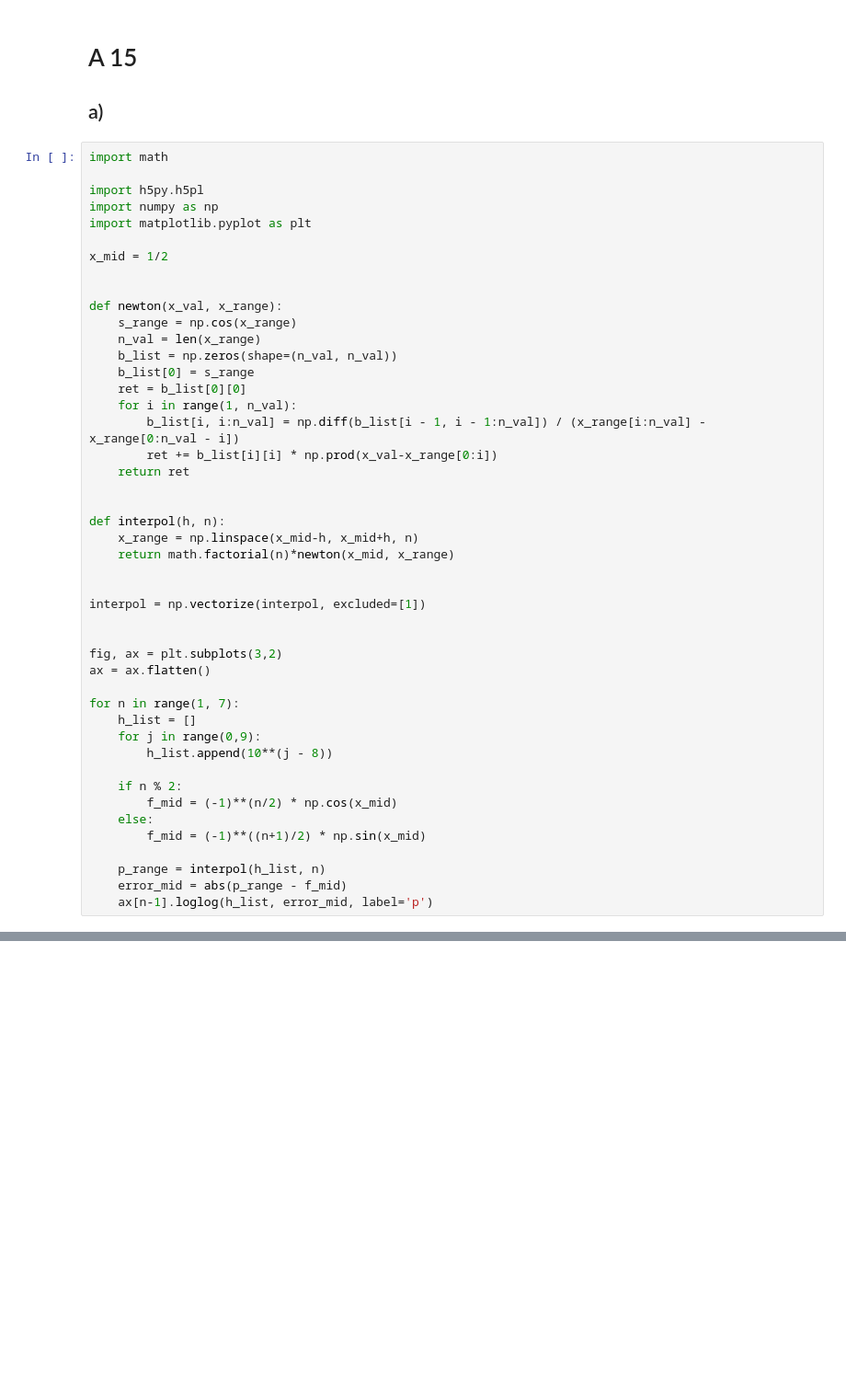
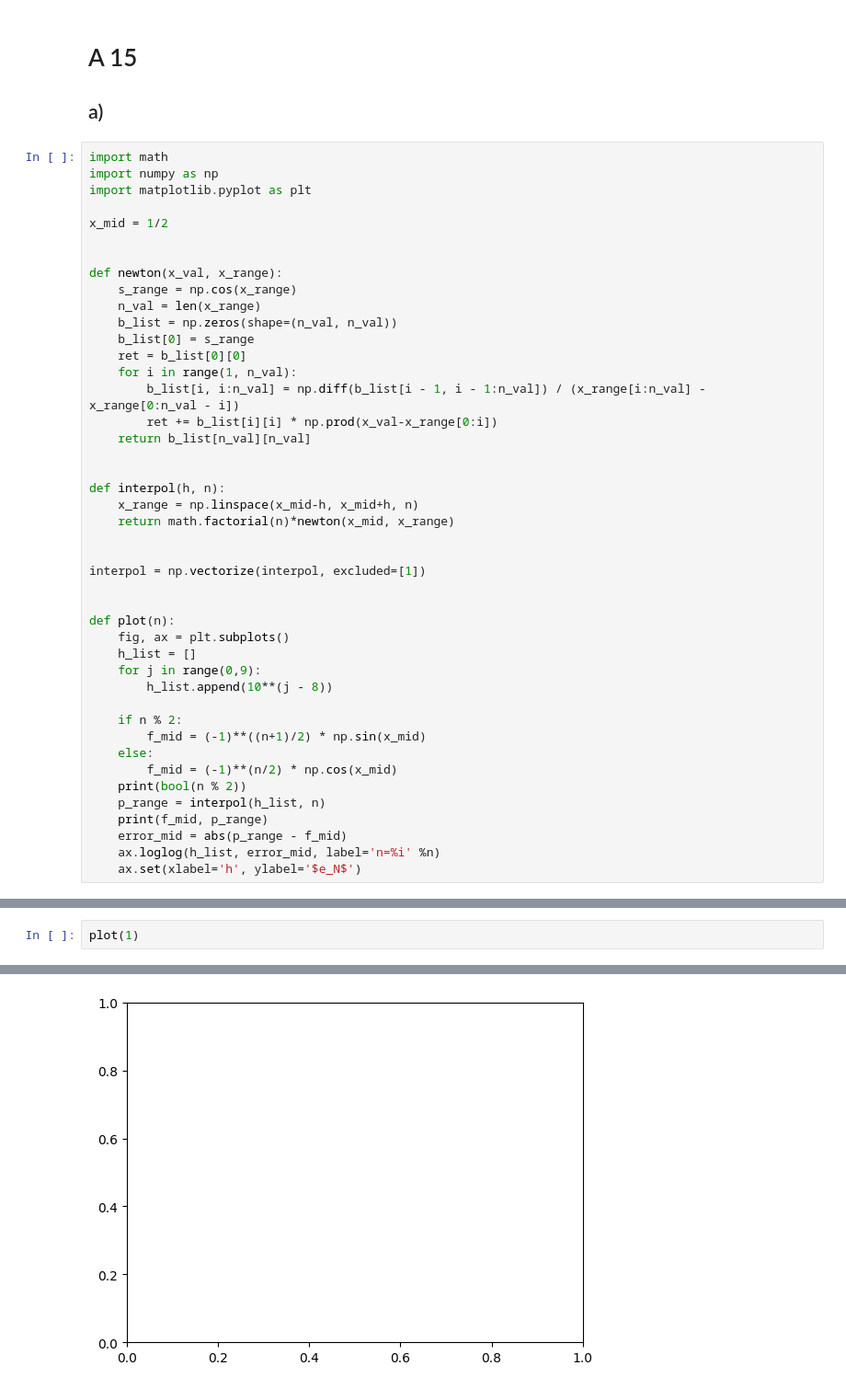
Before and after one commit to finndaut/24bnu, a Jupyter notebook: U05.ipynb, the cells around one changed output, grey strips where cells are left out. Shown at 92% size. Saved outputs shown, nothing was run; the diff lists cells and outputs as text; blank space fills up the shorter version.

```diff
--- a/U05.ipynb
+++ b/U05.ipynb
@@ -3,8 +3,6 @@
 ## a)
 # %%
 import math
-
-import h5py.h5pl
 import numpy as np
 import matplotlib.pyplot as plt
 
@@ -20,7 +18,7 @@ def newton(x_val, x_range):
     for i in range(1, n_val):
         b_list[i, i:n_val] = np.diff(b_list[i - 1, i - 1:n_val]) / (x_range[i:n_val] - x_range[0:n_val - i])
         ret += b_list[i][i] * np.prod(x_val-x_range[0:i])
-    return ret
+    return b_list[n_val][n_val]
 
 
 def interpol(h, n):
@@ -31,19 +29,19 @@ def interpol(h, n):
 interpol = np.vectorize(interpol, excluded=[1])
 
 
-fig, ax = plt.subplots(3,2)
-ax = ax.flatten()
-
-for n in range(1, 7):
+def plot(n):
+    fig, ax = plt.subplots()
     h_list = []
     for j in range(0,9):
         h_list.append(10**(j - 8))
 
     if n % 2:
+        f_mid = (-1)**((n+1)/2) * np.sin(x_mid)
+    else:
         f_mid = (-1)**(n/2) * np.cos(x_mid)
-    else:
-        f_mid = (-1)**((n+1)/2) * np.sin(x_mid)
-
+    print(bool(n % 2))
     p_range = interpol(h_list, n)
+    print(f_mid, p_range)
     error_mid = abs(p_range - f_mid)
-    ax[n-1].loglog(h_list, error_mid, label='p')
+    ax.loglog(h_list, error_mid, label='n=%i' %n)
+    ax.set(xlabel='h', ylabel='$e_N$')
@@ -51,0 +48,3 @@ for n in range(1, 7):
+# %%
+plot(1)
+# %% [output]
@@ -51,0 +53 @@ for n in range(1, 7):
+[figure, added]
```
Also changed, not shown: parts of 7 cells of this notebook, 2 other files.
